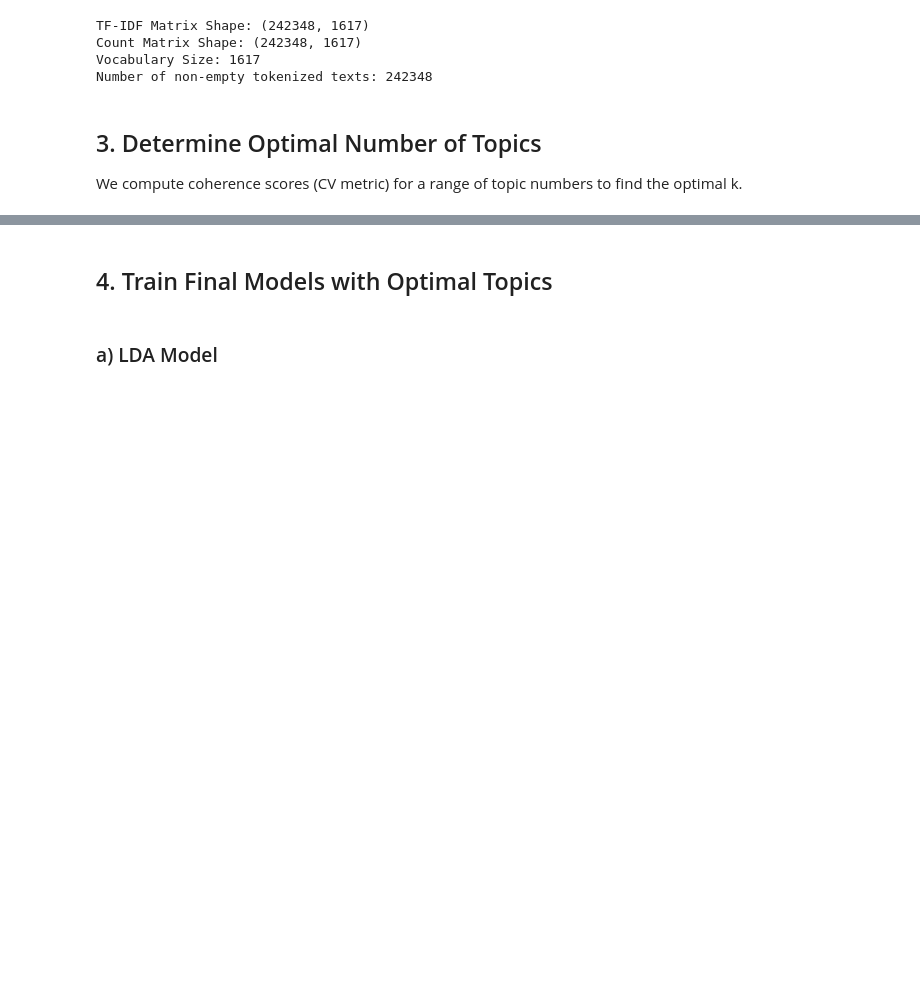
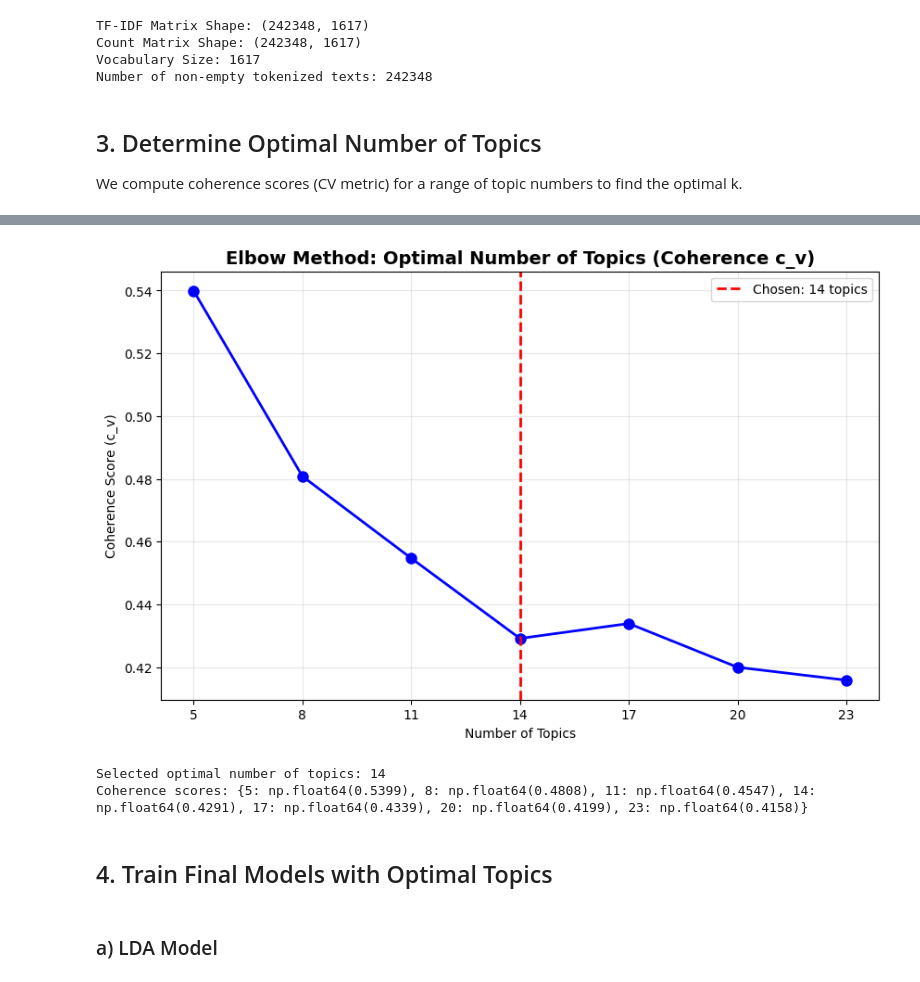
Before and after one commit to CRMawande/topic_modeling, a Jupyter notebook: notebooks/topic_modeling.ipynb, the cells around one changed output, grey strips where cells are left out. Drawn from its saved outputs; the diff is of its cells as text; code cells hidden in the pictures; blank space fills up the shorter version.

```diff
--- a/notebooks/topic_modeling.ipynb
+++ b/notebooks/topic_modeling.ipynb
@@ -209,3 +123,25 @@ Optimal NMF Topics: 8
+# %%
+# 4. Plot Elbow Curve
+plt.figure(figsize=(10, 6))
+plt.plot(topic_numbers, coherence_values, 'bo-', linewidth=2, markersize=8)
+plt.title('Elbow Method: Optimal Number of Topics (Coherence c_v)', fontsize=14, fontweight='bold')
+plt.xlabel('Number of Topics')
+plt.ylabel('Coherence Score (c_v)')
+plt.xticks(topic_numbers)
+plt.grid(True, alpha=0.3)
+
+# Elbow point after inspection
+optimal_k = 14
+plt.axvline(x=optimal_k, color='red', linestyle='--', linewidth=2, label=f'Chosen: {optimal_k} topics')
+plt.legend()
+plt.show()
+
+print(f"\nSelected optimal number of topics: {optimal_k}")
+print("Coherence scores:", dict(zip(topic_numbers, np.round(coherence_values, 4))))
+# %% [output]
+[figure, added]
+Selected optimal number of topics: 14
+Coherence scores: {5: np.float64(0.5399), 8: np.float64(0.4808), 11: np.float64(0.4547), 14: np.float64(0.4291), 17: np.float64(0.4339), 20: np.float64(0.4199), 23: np.float64(0.4158)}
 # %% [markdown]
 ## 4. Train Final Models with Optimal Topics
 # %% [markdown]
```
Also changed, not shown: parts of 27 cells of this notebook.
